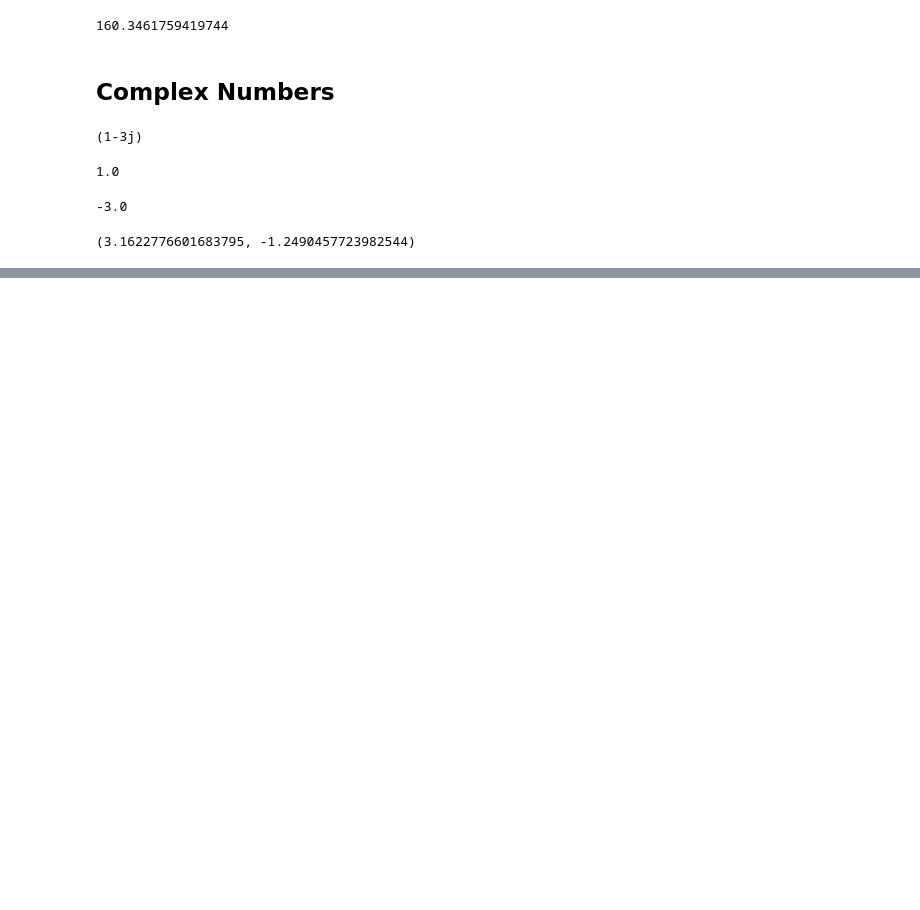
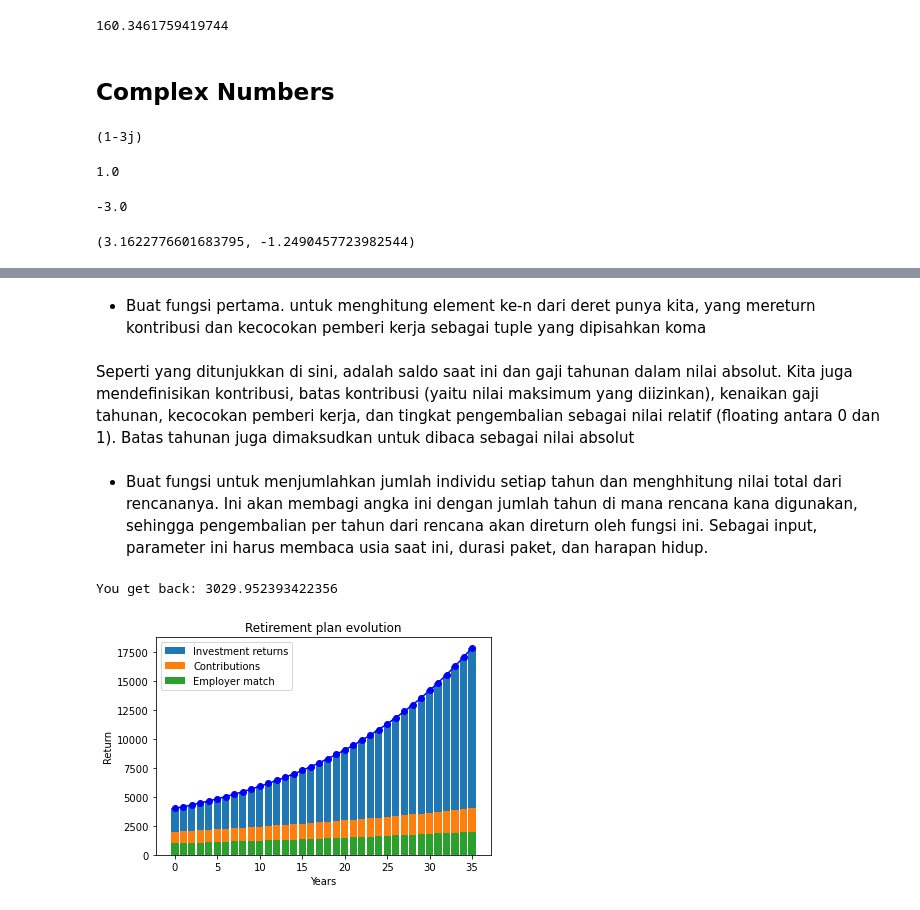
Before and after one commit to samyon7/Statistics-Python, a Jupyter notebook: Work_5/work_5-1.ipynb, the cells around one changed output, grey strips where cells are left out. Saved outputs shown, nothing was run; the diff lists cells and outputs as text; code cells hidden in the pictures; blank space fills up the shorter version.

```diff
--- a/Work_5/work_5-1.ipynb
+++ b/Work_5/work_5-1.ipynb
@@ -611,0 +748,23 @@ find_polar(1-3j)
+# %% [markdown]
+- Buat fungsi pertama. untuk menghitung element ke-n dari deret punya kita, yang mereturn kontribusi dan kecocokan pemberi kerja sebagai tuple yang dipisahkan koma
+# %%
+def retirement_n(current_balance, annual_salary, \
+                 annual_cap, n, contrib, \
+                 annual_salary_increase, employer_match, \
+                 match_cap, rate):
+    '''
+    return :: retirement amount at year n
+    '''
+    annual_salary_n = annual_salary*\
+                      (1+annual_salary_increase)**n
+    your_contrib = contrib*annual_salary_n
+    your_contrib = min(your_contrib, annual_cap)
+    employer_contrib = contrib*annual_salary_n*employer_match
+    employer_contrib = min(employer_contrib,match_cap\
+                           *annual_salary_n*employer_match)
+    contrib_total = your_contrib + employer_contrib
+    return your_contrib, employer_contrib, current_balance + contrib_total*(1+rate)**n
+# %% [markdown]
+Seperti yang ditunjukkan di sini, adalah saldo saat ini dan gaji tahunan dalam nilai absolut. Kita juga mendefinisikan kontribusi, batas kontribusi (yaitu nilai maksimum yang diizinkan), kenaikan gaji tahunan, kecocokan pemberi kerja, dan tingkat pengembalian sebagai nilai relatif (floating antara 0 dan 1). Batas tahunan juga dimaksudkan untuk dibaca sebagai nilai absolut
+# %% [markdown]
+- Buat fungsi untuk menjumlahkan jumlah individu setiap tahun dan menghhitung nilai total dari rencananya. Ini akan membagi angka ini dengan jumlah tahun di mana rencana kana digunakan, sehingga pengembalian per tahun dari rencana akan direturn oleh fungsi ini. Sebagai input, parameter ini harus membaca usia saat ini, durasi paket, dan harapan hidup.
@@ -611,0 +802,21 @@ find_polar(1-3j)
+# %%
+result, contrib, ematch, total = retirement_total(current_balance=1000, plan_years=35,\
+                 current_age=36, annual_salary=40000, \
+                 per_month=True)
+# %% [output]
+You get back: 3029.952393422356
+# %%
+from matplotlib import pyplot as plt
+years = [i for i in range(len(total))]
+plt.plot(years, total,'-o',color='b')
+width=0.85
+p1 = plt.bar(years, total, width=width)
+p2 = plt.bar(years, contrib, width=width)
+p3 = plt.bar(years, ematch, width=width)
+plt.xlabel('Years')
+plt.ylabel('Return')
+plt.title('Retirement plan evolution')
+plt.legend((p1[0], p2[0], p3[0]), ('Investment returns','Contributions','Employer match'))
+plt.show()
+# %% [output]
+[figure, added]
```
Also changed, not shown: parts of 26 cells of this notebook.
